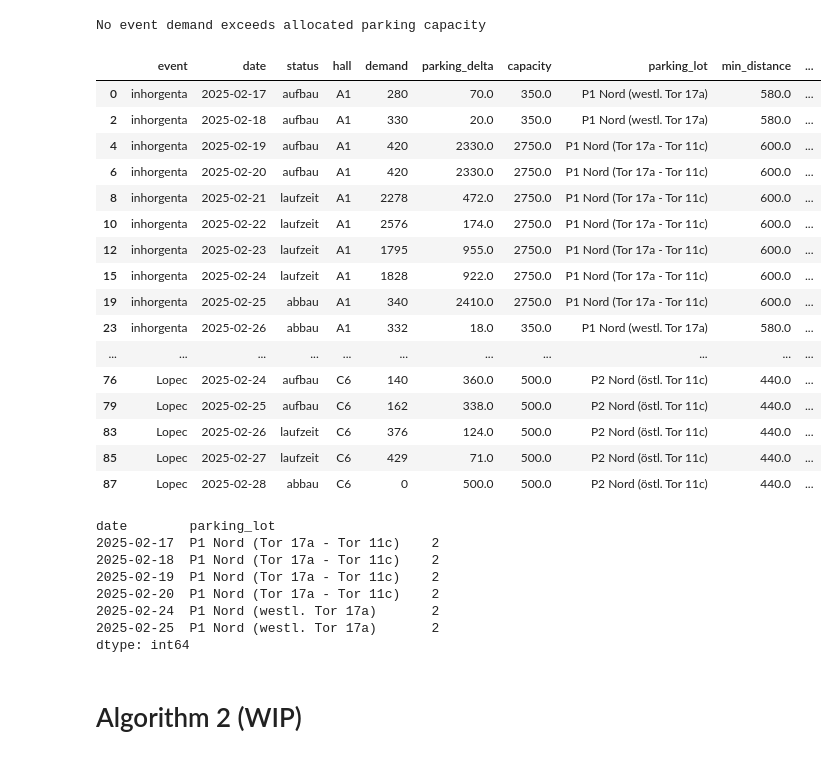
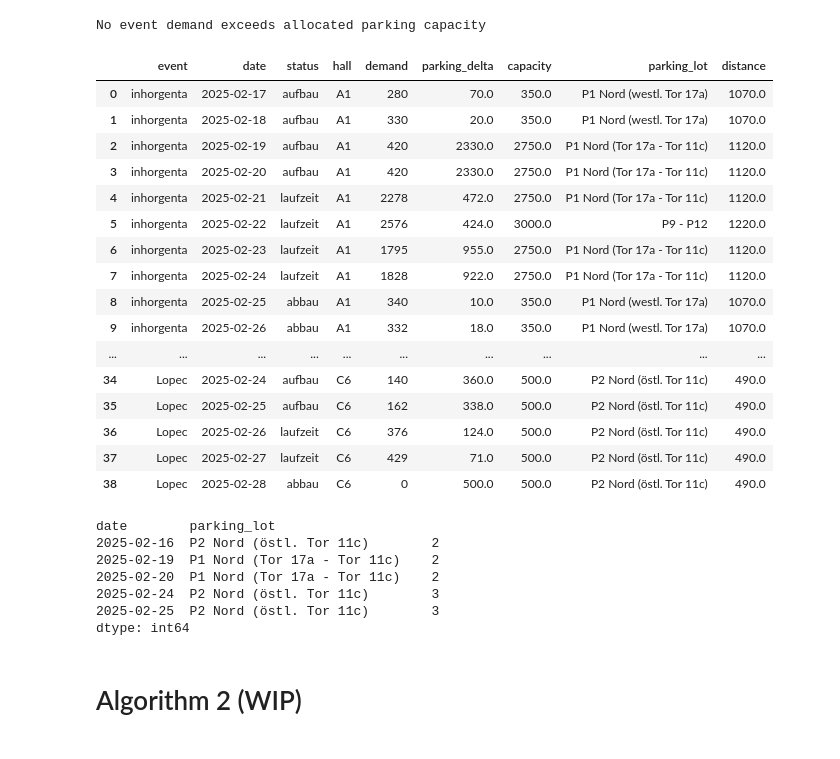
Before and after one commit to schwarzjakob/southpark, a Jupyter notebook: notebooks/first_algorithm_implementation.ipynb, the cells around one changed output. Cells and saved outputs as stored; diff of their text form; code cells hidden in the pictures.

```diff
--- a/notebooks/first_algorithm_implementation.ipynb
+++ b/notebooks/first_algorithm_implementation.ipynb
@@ -103,6 +103,6 @@ def optimize_distance(df_events_closest_parking_lot_min_capacity):
 ## Load the data needed
 # %%
 # Load the data
-df_events_closest_parking_lot_min_capacity = pd.read_parquet('../data/output_data/df_events_closest_parking_lot_min_capacity.parquet')
-df_events_closest_parking_lot_min_capacity.head()
+df_events_parking_lot_min_capacity = pd.read_parquet('../data/output_data/df_events_parking_lot_min_capacity.parquet')
+df_events_parking_lot_min_capacity.head()
 # %% [output]
@@ -115,7 +115,7 @@ df_events_closest_parking_lot_min_capacity.head()
 # %% [markdown]
 ## Run the optimization
 # %%
-df_allocation_results = optimize_distance(df_events_closest_parking_lot_min_capacity)
+df_allocation_results = optimize_distance(df_events_parking_lot_min_capacity)
 # %% [output]
 Welcome to the CBC MILP Solver
 Version: 2.10.3
@@ -147,5 +147,4 @@ df_allocation_results.head()
 ## Merge Allocation results, Event data, Parking Lot distances and Parking lot capacity
 # %%
 # Load events data for merging with the results
-df_events = pd.read_csv('../data/input_data/events.csv')
-df_events['date'] = pd.to_datetime(df_events['date'], format='%d.%m.%y')
+df_events_halls = pd.read_parquet('../data/output_data/df_events_halls.parquet')
@@ -157,16 +165,12 @@ df_halls_parking_distances = pd.read_parquet('../data/output_data/halls_parking_
 df_parking_lots_capacity = pd.read_csv('../data/input_data/parking_lots_capacity.csv')
 
 # Merge the results with the events data
-df_events_allocated_parking_lot = pd.merge(df_events, df_allocation_results, on=['event', 'date'], how='left')
+df_events_halls_allocated_parking_lot = pd.merge(df_events_halls, df_allocation_results, on=['event', 'date'], how='left')
 
-# Merge df_events_allocated_parking_lot with df_events_closest_parking_lot_min_capacity to get distances
-df_events_allocated_parking_lot = pd.merge(df_events_allocated_parking_lot, df_halls_parking_distances, on=['hall', 'parking_lot'], how='left')
-
-# Merge capacity from df_events_closest_parking_lot_min_capacity onto df_events_allocated_parking_lot
-
-df_events_allocated_parking_lot = pd.merge(
-    df_events_allocated_parking_lot,
-    df_events_closest_parking_lot_min_capacity[['parking_lot', 'date', 'capacity']],
-    on=['parking_lot', 'date'],
+# Merge capacity and distance from df_events_parking_lot_min_capacity onto df_events_halls_allocated_parking_lot
+df_events_halls_allocated_parking_lot = pd.merge(
+    df_events_halls_allocated_parking_lot,
+    df_events_parking_lot_min_capacity[['event', 'parking_lot', 'date', 'distance', 'capacity', 'parking_delta', 'max_demand']],
+    on=['event', 'parking_lot', 'date'],
     how='left'
 ).drop_duplicates()
@@ -200,28 +221,29 @@ else:
 # %% [output]
 No event demand exceeds allocated parking capacity
 # %%
-df_events_allocated_parking_lot[['event', 'date', 'status', 'hall', 'demand', 'parking_delta', 'capacity', 'parking_lot', 'min_distance', 'closest_entrance']].head(100)
+df_events_halls_allocated_parking_lot[['event', 'date', 'status', 'hall', 'demand', 'parking_delta', 'capacity', 'parking_lot', 'distance']].head(100)
 # %% [output]
-|  | event | date | status | hall | demand | parking_delta | capacity | parking_lot | min_distance | ... |
-| 0 | inhorgenta | 2025-02-17 | aufbau | A1 | 280 | 70.0 | 350.0 | P1 Nord (westl. Tor 17a) | 580.0 | ... |
-| 2 | inhorgenta | 2025-02-18 | aufbau | A1 | 330 | 20.0 | 350.0 | P1 Nord (westl. Tor 17a) | 580.0 | ... |
-| 4 | inhorgenta | 2025-02-19 | aufbau | A1 | 420 | 2330.0 | 2750.0 | P1 Nord (Tor 17a - Tor 11c) | 600.0 | ... |
-| 6 | inhorgenta | 2025-02-20 | aufbau | A1 | 420 | 2330.0 | 2750.0 | P1 Nord (Tor 17a - Tor 11c) | 600.0 | ... |
-| 8 | inhorgenta | 2025-02-21 | laufzeit | A1 | 2278 | 472.0 | 2750.0 | P1 Nord (Tor 17a - Tor 11c) | 600.0 | ... |
-| 10 | inhorgenta | 2025-02-22 | laufzeit | A1 | 2576 | 174.0 | 2750.0 | P1 Nord (Tor 17a - Tor 11c) | 600.0 | ... |
-| 12 | inhorgenta | 2025-02-23 | laufzeit | A1 | 1795 | 955.0 | 2750.0 | P1 Nord (Tor 17a - Tor 11c) | 600.0 | ... |
-| 15 | inhorgenta | 2025-02-24 | laufzeit | A1 | 1828 | 922.0 | 2750.0 | P1 Nord (Tor 17a - Tor 11c) | 600.0 | ... |
-| 19 | inhorgenta | 2025-02-25 | abbau | A1 | 340 | 2410.0 | 2750.0 | P1 Nord (Tor 17a - Tor 11c) | 600.0 | ... |
-| 23 | inhorgenta | 2025-02-26 | abbau | A1 | 332 | 18.0 | 350.0 | P1 Nord (westl. Tor 17a) | 580.0 | ... |
-| ... | ... | ... | ... | ... | ... | ... | ... | ... | ... | ... |
-| 76 | Lopec | 2025-02-24 | aufbau | C6 | 140 | 360.0 | 500.0 | P2 Nord (östl. Tor 11c) | 440.0 | ... |
-| 79 | Lopec | 2025-02-25 | aufbau | C6 | 162 | 338.0 | 500.0 | P2 Nord (östl. Tor 11c) | 440.0 | ... |
-| 83 | Lopec | 2025-02-26 | laufzeit | C6 | 376 | 124.0 | 500.0 | P2 Nord (östl. Tor 11c) | 440.0 | ... |
-| 85 | Lopec | 2025-02-27 | laufzeit | C6 | 429 | 71.0 | 500.0 | P2 Nord (östl. Tor 11c) | 440.0 | ... |
-| 87 | Lopec | 2025-02-28 | abbau | C6 | 0 | 500.0 | 500.0 | P2 Nord (östl. Tor 11c) | 440.0 | ... |
+|  | event | date | status | hall | demand | parking_delta | capacity | parking_lot | distance |
+| 0 | inhorgenta | 2025-02-17 | aufbau | A1 | 280 | 70.0 | 350.0 | P1 Nord (westl. Tor 17a) | 1070.0 |
+| 1 | inhorgenta | 2025-02-18 | aufbau | A1 | 330 | 20.0 | 350.0 | P1 Nord (westl. Tor 17a) | 1070.0 |
+| 2 | inhorgenta | 2025-02-19 | aufbau | A1 | 420 | 2330.0 | 2750.0 | P1 Nord (Tor 17a - Tor 11c) | 1120.0 |
+| 3 | inhorgenta | 2025-02-20 | aufbau | A1 | 420 | 2330.0 | 2750.0 | P1 Nord (Tor 17a - Tor 11c) | 1120.0 |
+| 4 | inhorgenta | 2025-02-21 | laufzeit | A1 | 2278 | 472.0 | 2750.0 | P1 Nord (Tor 17a - Tor 11c) | 1120.0 |
+| 5 | inhorgenta | 2025-02-22 | laufzeit | A1 | 2576 | 424.0 | 3000.0 | P9 - P12 | 1220.0 |
+| 6 | inhorgenta | 2025-02-23 | laufzeit | A1 | 1795 | 955.0 | 2750.0 | P1 Nord (Tor 17a - Tor 11c) | 1120.0 |
+| 7 | inhorgenta | 2025-02-24 | laufzeit | A1 | 1828 | 922.0 | 2750.0 | P1 Nord (Tor 17a - Tor 11c) | 1120.0 |
+| 8 | inhorgenta | 2025-02-25 | abbau | A1 | 340 | 10.0 | 350.0 | P1 Nord (westl. Tor 17a) | 1070.0 |
+| 9 | inhorgenta | 2025-02-26 | abbau | A1 | 332 | 18.0 | 350.0 | P1 Nord (westl. Tor 17a) | 1070.0 |
+| ... | ... | ... | ... | ... | ... | ... | ... | ... | ... |
+| 34 | Lopec | 2025-02-24 | aufbau | C6 | 140 | 360.0 | 500.0 | P2 Nord (östl. Tor 11c) | 490.0 |
+| 35 | Lopec | 2025-02-25 | aufbau | C6 | 162 | 338.0 | 500.0 | P2 Nord (östl. Tor 11c) | 490.0 |
+| 36 | Lopec | 2025-02-26 | laufzeit | C6 | 376 | 124.0 | 500.0 | P2 Nord (östl. Tor 11c) | 490.0 |
+| 37 | Lopec | 2025-02-27 | laufzeit | C6 | 429 | 71.0 | 500.0 | P2 Nord (östl. Tor 11c) | 490.0 |
+| 38 | Lopec | 2025-02-28 | abbau | C6 | 0 | 500.0 | 500.0 | P2 Nord (östl. Tor 11c) | 490.0 |
 # %%
+# Check for duplicate parking lot allocations
 # Group by 'date' and 'parking_lot' and count occurrences
-parking_lot_occurrences = df_events_allocated_parking_lot.groupby(['date', 'parking_lot']).size()
+parking_lot_occurrences = df_events_halls_allocated_parking_lot.groupby(['date', 'parking_lot']).size()
 
 # Filter to find any date-parking lot combinations with more than one occurrence
 duplicate_parking_lots = parking_lot_occurrences[parking_lot_occurrences > 1]
@@ -230,12 +252,11 @@ duplicate_parking_lots = parking_lot_occurrences[parking_lot_occurrences > 1]
 print(duplicate_parking_lots)
 # %% [output]
 date        parking_lot
-2025-02-17  P1 Nord (Tor 17a - Tor 11c)    2
-2025-02-18  P1 Nord (Tor 17a - Tor 11c)    2
+2025-02-16  P2 Nord (östl. Tor 11c)        2
 2025-02-19  P1 Nord (Tor 17a - Tor 11c)    2
 2025-02-20  P1 Nord (Tor 17a - Tor 11c)    2
-2025-02-24  P1 Nord (westl. Tor 17a)       2
-2025-02-25  P1 Nord (westl. Tor 17a)       2
+2025-02-24  P2 Nord (östl. Tor 11c)        3
+2025-02-25  P2 Nord (östl. Tor 11c)        3
 dtype: int64
 # %% [markdown]
 # Algorithm 2 (WIP)
```
Also changed, not shown: parts of 17 cells of this notebook, 1 other file.
